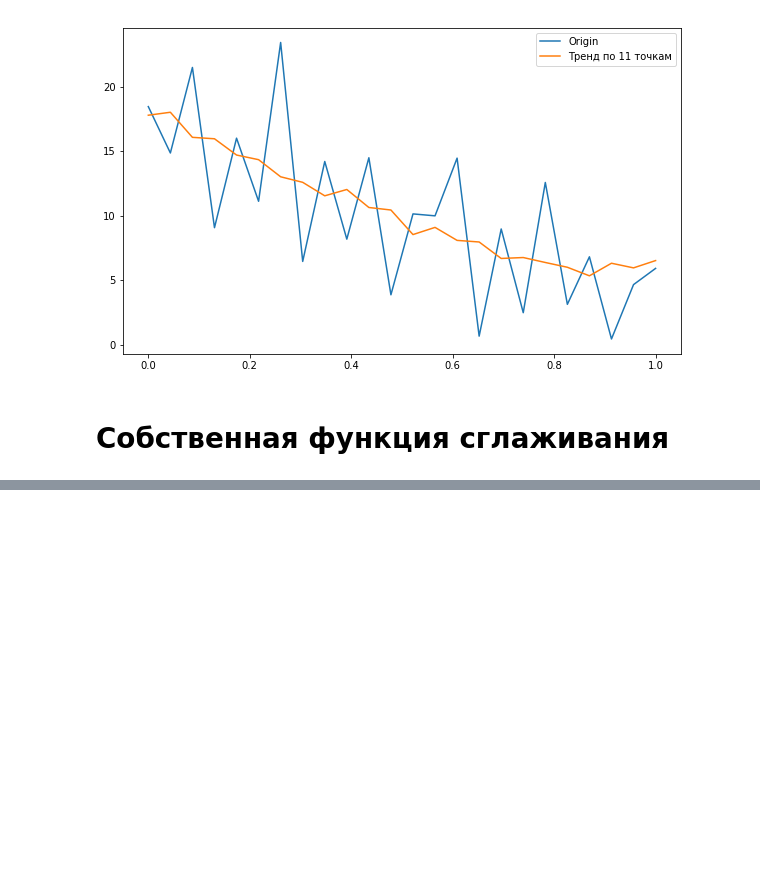
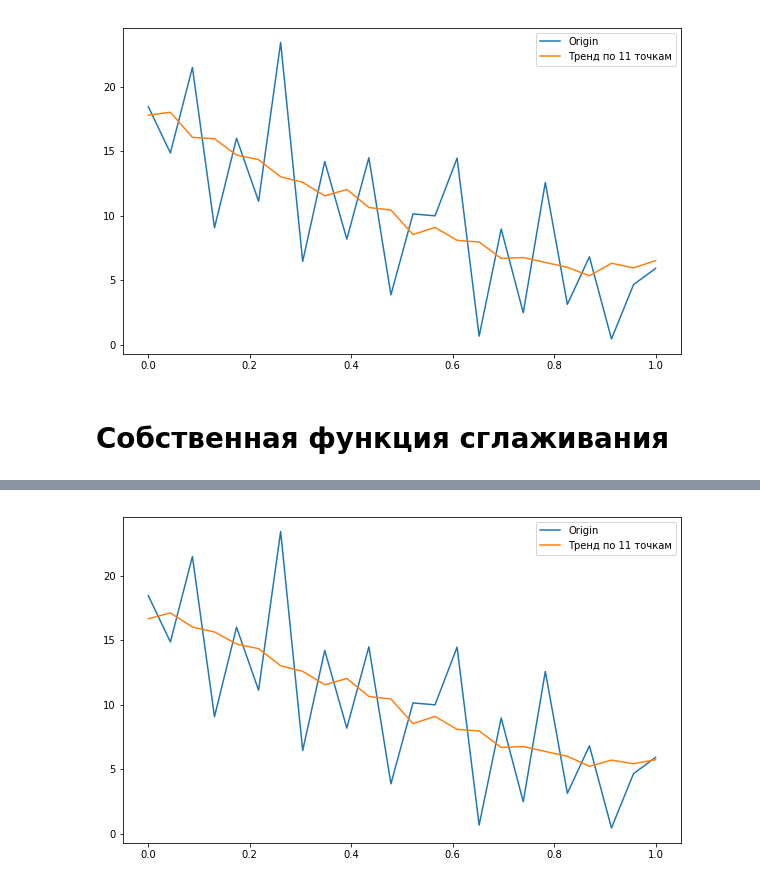
Before and after one commit to Tsypaev/time-series-analysis, a Jupyter notebook: 3LR/the allocation of a trend component.ipynb, the cells around one changed output, grey strips where cells are left out. Saved outputs shown, nothing was run; the diff lists cells and outputs as text; code cells hidden in the pictures; blank space fills up the shorter version.

```diff
--- a/3LR/the allocation of a trend component.ipynb
+++ b/3LR/the allocation of a trend component.ipynb
@@ -312,3 +286,7 @@ NameError: name 'skip_list' is not defined
+# %%
+plot(X, t = t, f_dict = {"functions": [mysmooth(X,11)], "titles": ['Тренд по 11 точкам'] })
+# %% [output]
+[figure, added]
 # %%
 def smooth_exp(data, alpha):
 
```
Also changed, not shown: parts of 6 cells of this notebook, 4 other files.
